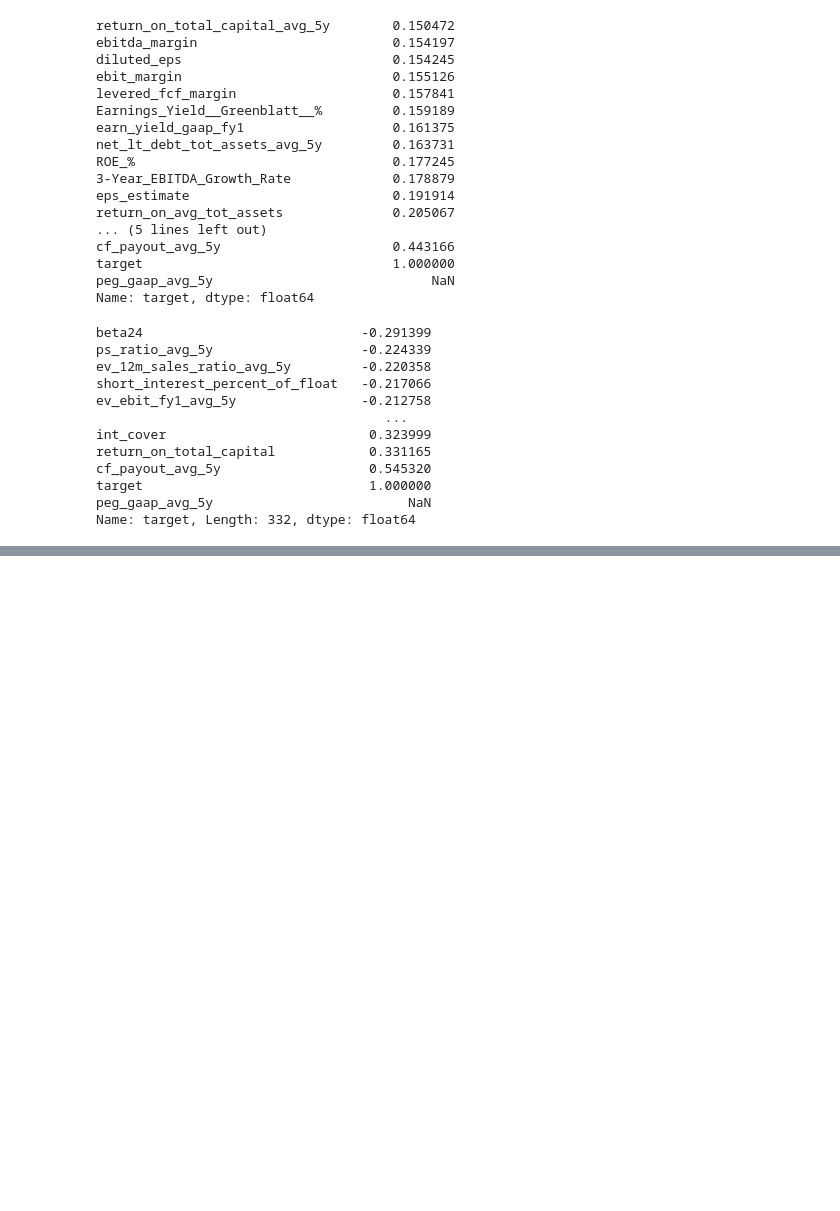
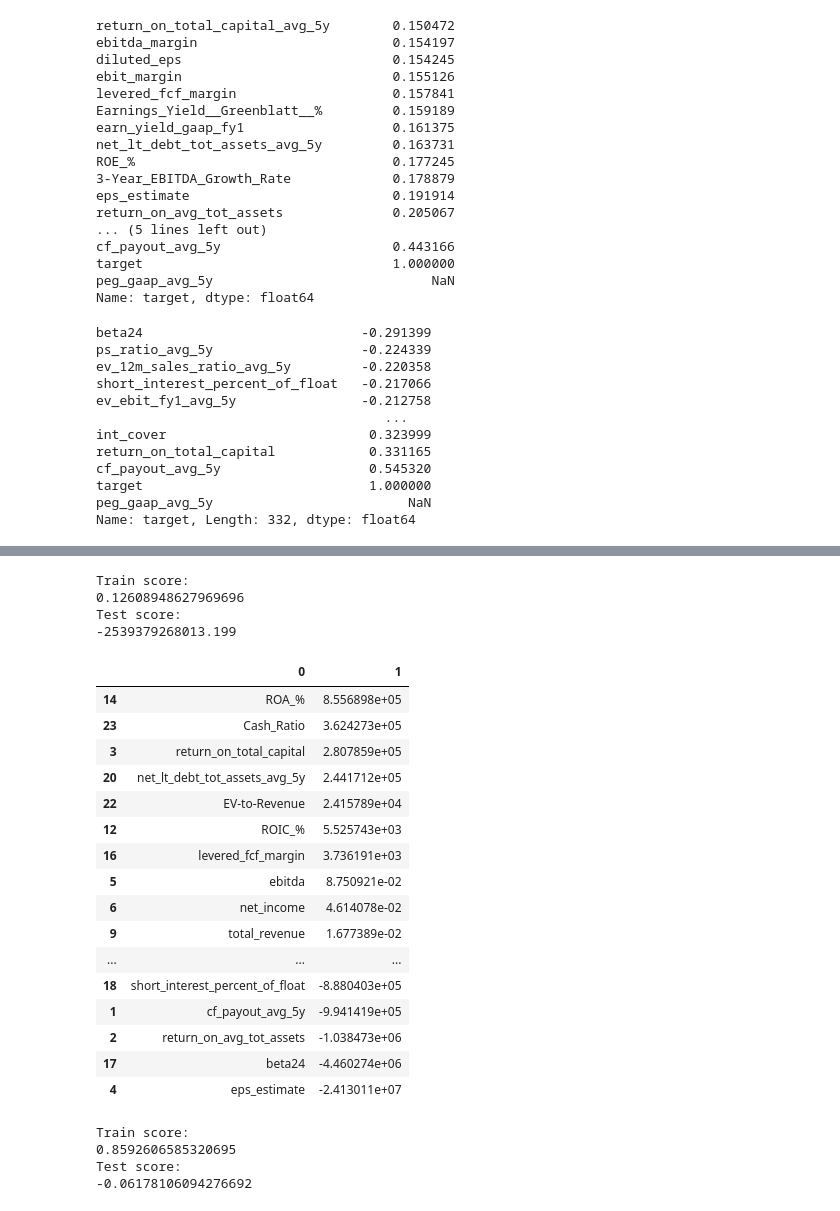
Before and after one commit to QuantBears/data-analysis, a Jupyter notebook: EDA/2023-09-26/eda_join.ipynb, the cells around one changed output, grey strips where cells are left out. Saved outputs shown, nothing was run; the diff lists cells and outputs as text; code cells hidden in the pictures; blank space fills up the shorter version.

```diff
--- a/EDA/2023-09-26/eda_join.ipynb
+++ b/EDA/2023-09-26/eda_join.ipynb
@@ -167,0 +228,56 @@ Name: target, dtype: float64
+# %%
+X_train, X_test, y_train, y_test = train_test_split(X_.fillna(0.), y, shuffle=True, train_size=.8)
+
+X_train = normalize(X_train)
+X_test = normalize(X_test)
+
+linreg = LinearRegression()
+linreg.fit(X_train, y_train)
+
+print("Train score:")
+print(linreg.score(X_train, y_train))
+print("Test score:")
+print(linreg.score(X_test, y_test))
+# %% [output]
+Train score:
+0.12608948627969696
+Test score:
+-2539379268013.199
+# %%
+pd.DataFrame(list(zip(X_.columns, linreg.coef_))).sort_values(1, ascending = False)
+# %% [output]
+|  | 0 | 1 |
+| 14 | ROA_% | 8.556898e+05 |
+| 23 | Cash_Ratio | 3.624273e+05 |
+| 3 | return_on_total_capital | 2.807859e+05 |
+| 20 | net_lt_debt_tot_assets_avg_5y | 2.441712e+05 |
+| 22 | EV-to-Revenue | 2.415789e+04 |
+| 12 | ROIC_% | 5.525743e+03 |
+| 16 | levered_fcf_margin | 3.736191e+03 |
+| 5 | ebitda | 8.750921e-02 |
+| 6 | net_income | 4.614078e-02 |
+| 9 | total_revenue | 1.677389e-02 |
+| ... | ... | ... |
+| 18 | short_interest_percent_of_float | -8.880403e+05 |
+| 1 | cf_payout_avg_5y | -9.941419e+05 |
+| 2 | return_on_avg_tot_assets | -1.038473e+06 |
+| 17 | beta24 | -4.460274e+06 |
+| 4 | eps_estimate | -2.413011e+07 |
+# %%
+X_train, X_test, y_train, y_test = train_test_split(X_.fillna(0.), y, shuffle=True, train_size=.8)
+
+X_train = normalize(X_train)
+X_test = normalize(X_test)
+
+forest = RandomForestRegressor()
+forest.fit(X_train, y_train)
+
+print("Train score:")
+print(forest.score(X_train, y_train))
+print("Test score:")
+print(forest.score(X_test, y_test))
+# %% [output]
+Train score:
+0.8592606585320695
+Test score:
+-0.06178106094276692
```
Also changed, not shown: parts of 15 cells of this notebook.
